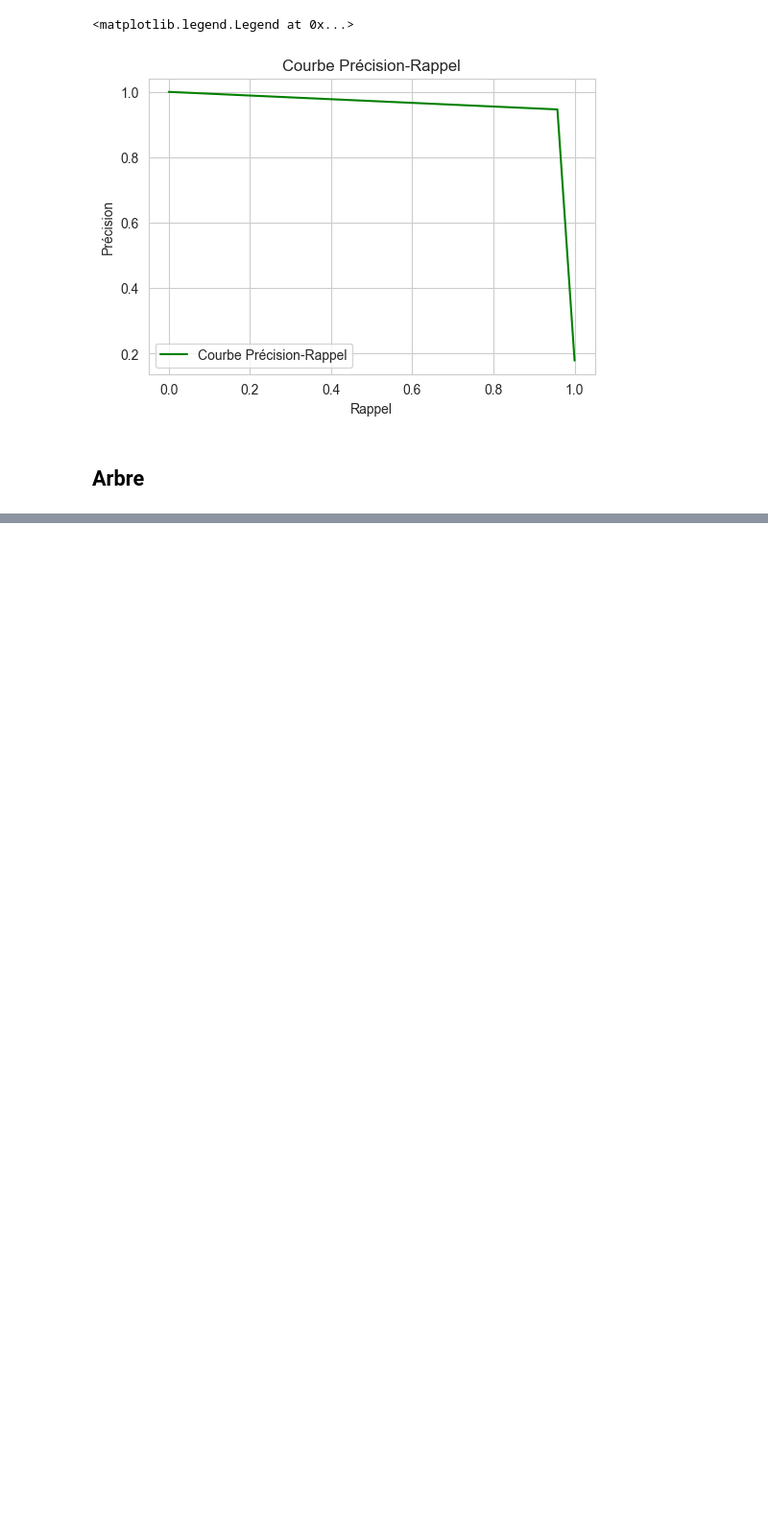
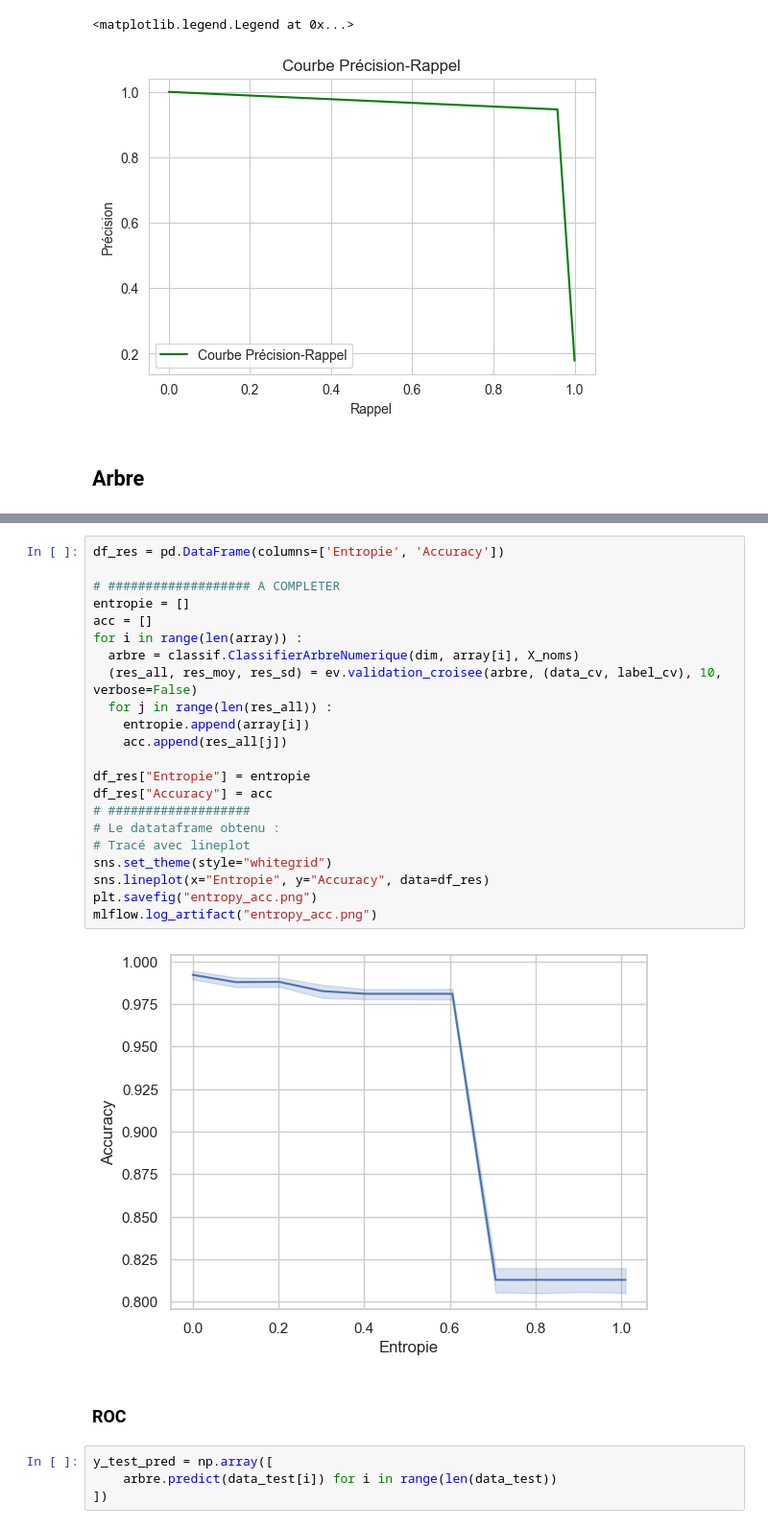
Before and after one commit to Cyren4/sda_mlops, a Jupyter notebook: src/models/MLFlow2.ipynb, the cells around one changed output, grey strips where cells are left out. Shown at 96% size. Drawn from its saved outputs; the diff is of its cells as text; blank space fills up the shorter version.

```diff
--- a/src/models/MLFlow2.ipynb
+++ b/src/models/MLFlow2.ipynb
@@ -326,0 +427,30 @@ ValueError: scoring must return a number, got None (<class 'NoneType'>) instead.
+# %%
+df_res = pd.DataFrame(columns=['Entropie', 'Accuracy'])
+
+# ################### A COMPLETER
+entropie = []
+acc = []
+for i in range(len(array)) :
+  arbre = classif.ClassifierArbreNumerique(dim, array[i], X_noms)
+  (res_all, res_moy, res_sd) = ev.validation_croisee(arbre, (data_cv, label_cv), 10, verbose=False)
+  for j in range(len(res_all)) :
+    entropie.append(array[i])
+    acc.append(res_all[j])
+
+df_res["Entropie"] = entropie
+df_res["Accuracy"] = acc
+# ###################
+# Le datataframe obtenu :
+# Tracé avec lineplot
+sns.set_theme(style="whitegrid")
+sns.lineplot(x="Entropie", y="Accuracy", data=df_res)
+plt.savefig("entropy_acc.png")
+mlflow.log_artifact("entropy_acc.png")
+# %% [output]
+[figure, added]
+# %% [markdown]
+### ROC
+# %%
+y_test_pred = np.array([
+    arbre.predict(data_test[i]) for i in range(len(data_test))
+])
```
Also changed, not shown: parts of 10 cells of this notebook, 36 other files.
